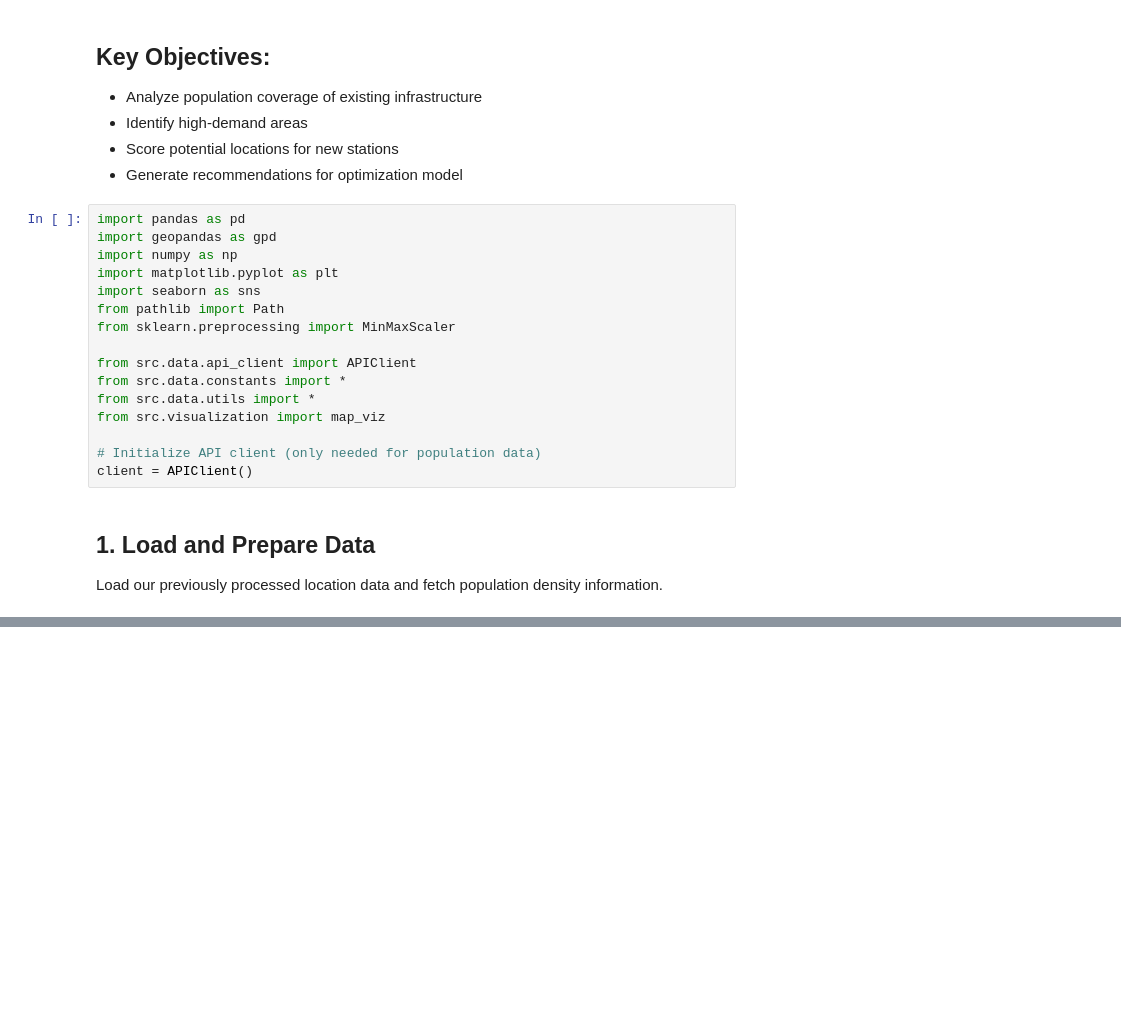
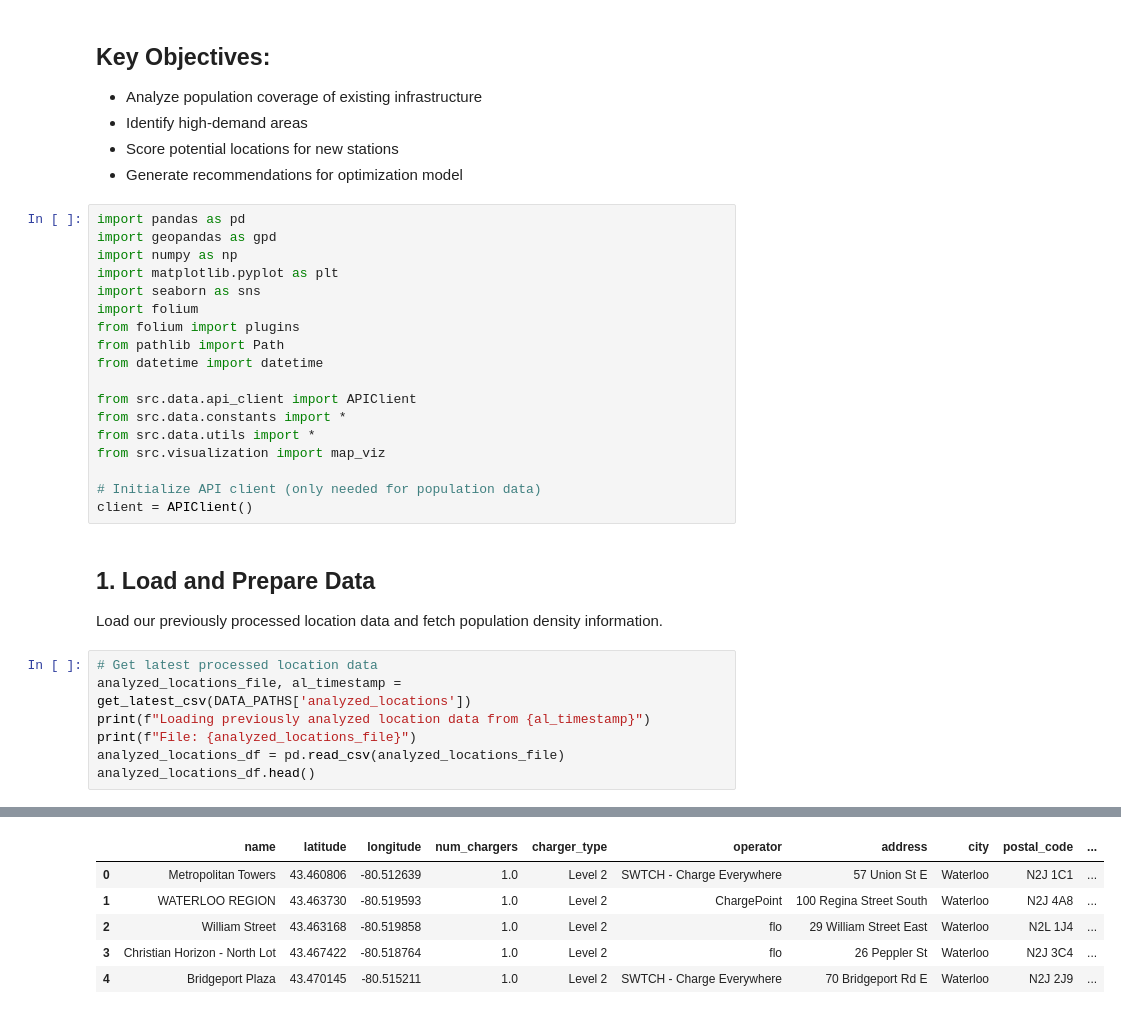
Before and after one commit to jaxendutta/kwc-ev-charging-network-opt, a Jupyter notebook: notebooks/02_demand_analysis.ipynb, the cells around one changed output, grey strips where cells are left out. Drawn from its saved outputs; the diff is of its cells as text; blank space fills up the shorter version.

```diff
--- a/notebooks/02_demand_analysis.ipynb
+++ b/notebooks/02_demand_analysis.ipynb
@@ -17,8 +17,10 @@ import geopandas as gpd
 import numpy as np
 import matplotlib.pyplot as plt
 import seaborn as sns
+import folium
+from folium import plugins
 from pathlib import Path
-from sklearn.preprocessing import MinMaxScaler
+from datetime import datetime
 
 from src.data.api_client import APIClient
 from src.data.constants import *
@@ -30,3 +32,11 @@ client = APIClient()
 # %% [markdown]
 ## 1. Load and Prepare Data
 Load our previously processed location data and fetch population density information.
+# %%
+# Get latest processed location data
+analyzed_locations_file, al_timestamp = get_latest_csv(DATA_PATHS['analyzed_locations'])
+print(f"Loading previously analyzed location data from {al_timestamp}")
+print(f"File: {analyzed_locations_file}")
+analyzed_locations_df = pd.read_csv(analyzed_locations_file)
+analyzed_locations_df.head()
+# %% [output]
@@ -32,0 +45,6 @@ Load our previously processed location data and fetch population density informa
+|  | name | latitude | longitude | num_chargers | charger_type | operator | address | city | postal_code | ... |
+| 0 | Metropolitan Towers | 43.460806 | -80.512639 | 1.0 | Level 2 | SWTCH - Charge Everywhere | 57 Union St E | Waterloo | N2J 1C1 | ... |
+| 1 | WATERLOO REGION | 43.463730 | -80.519593 | 1.0 | Level 2 | ChargePoint | 100 Regina Street South | Waterloo | N2J 4A8 | ... |
+| 2 | William Street | 43.463168 | -80.519858 | 1.0 | Level 2 | flo | 29 William Street East | Waterloo | N2L 1J4 | ... |
+| 3 | Christian Horizon - North Lot | 43.467422 | -80.518764 | 1.0 | Level 2 | flo | 26 Peppler St | Waterloo | N2J 3C4 | ... |
+| 4 | Bridgeport Plaza | 43.470145 | -80.515211 | 1.0 | Level 2 | SWTCH - Charge Everywhere | 70 Bridgeport Rd E | Waterloo | N2J 2J9 | ... |
```
Also changed, not shown: parts of 10 cells of this notebook, 6 other files.
